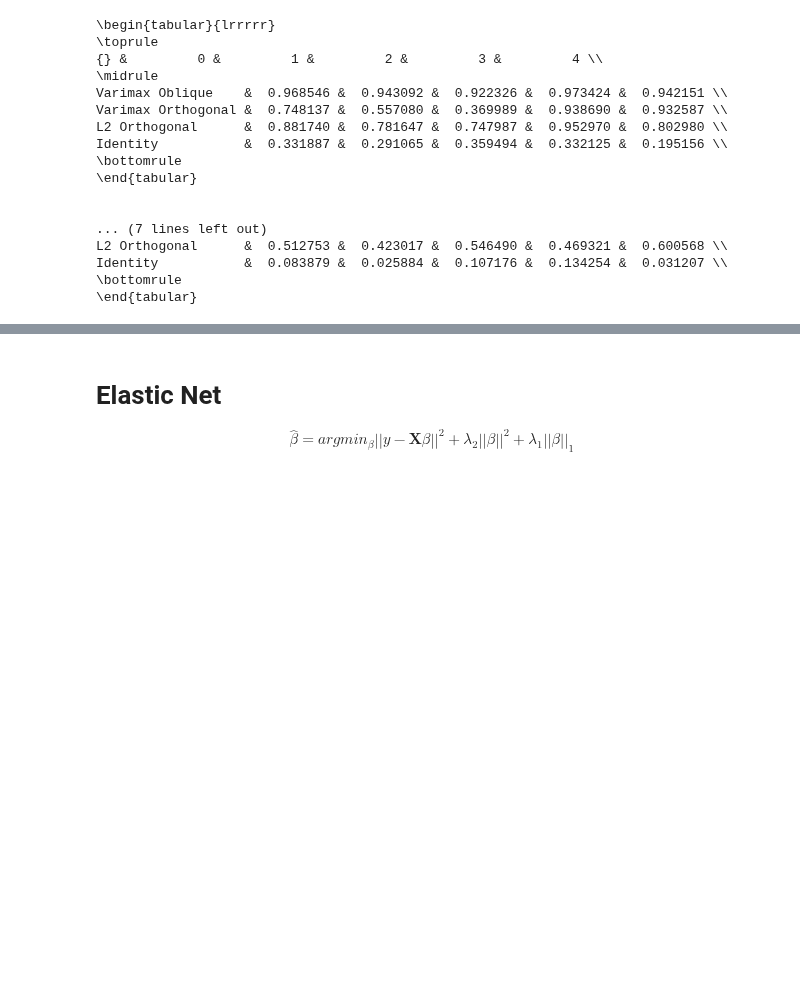
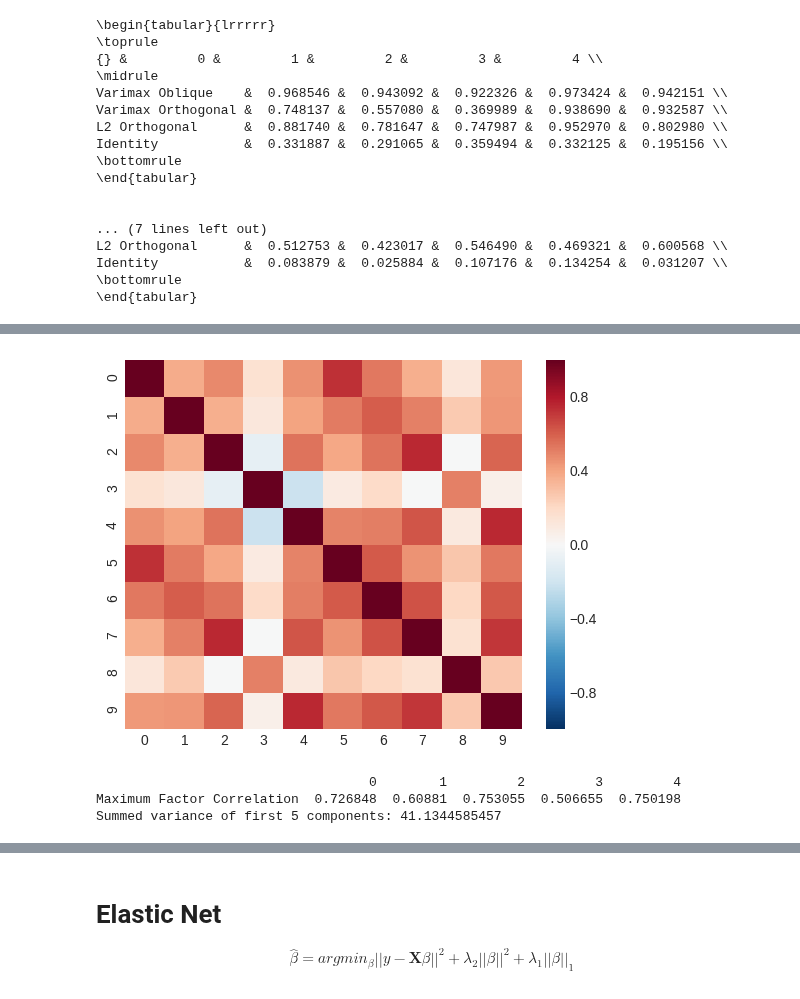
Before and after one commit to nandanrao/education, a Jupyter notebook: defense/defense.ipynb, the cells around one changed output, grey strips where cells are left out. Saved outputs shown, nothing was run; the diff lists cells and outputs as text; code cells hidden in the pictures; blank space fills up the shorter version.

```diff
--- a/defense/defense.ipynb
+++ b/defense/defense.ipynb
@@ -298,6 +361,16 @@ g = get_exlained_variance(bf_survey, plssvd.x_weights_.T)
                                    0         1         2         3         4
 Maximum Factor Correlation  0.948249  0.858054  0.874393  0.915086  0.923285
 Summed variance of first 5 components: 41.7923318685
+# %%
+T = target_rotation(plssvd.y_scores_, bigfive)
+F = rotate(plssvd.y_scores_, T)
+plot_corr(F, bigfive)
+g = get_exlained_variance(others, plssvd.y_weights_.T)
+# %% [output]
+[figure, added]
+                                   0        1         2         3         4
+Maximum Factor Correlation  0.726848  0.60881  0.753055  0.506655  0.750198
+Summed variance of first 5 components: 41.1344585457
 # %%
 T = target_rotation(plssvd.x_scores_, bigfive)
 Fs = [rotate(F, T) for F in [plssvd.x_scores_, plssvd.y_scores_]]
```
Also changed, not shown: parts of 32 cells of this notebook, 28 other files.
